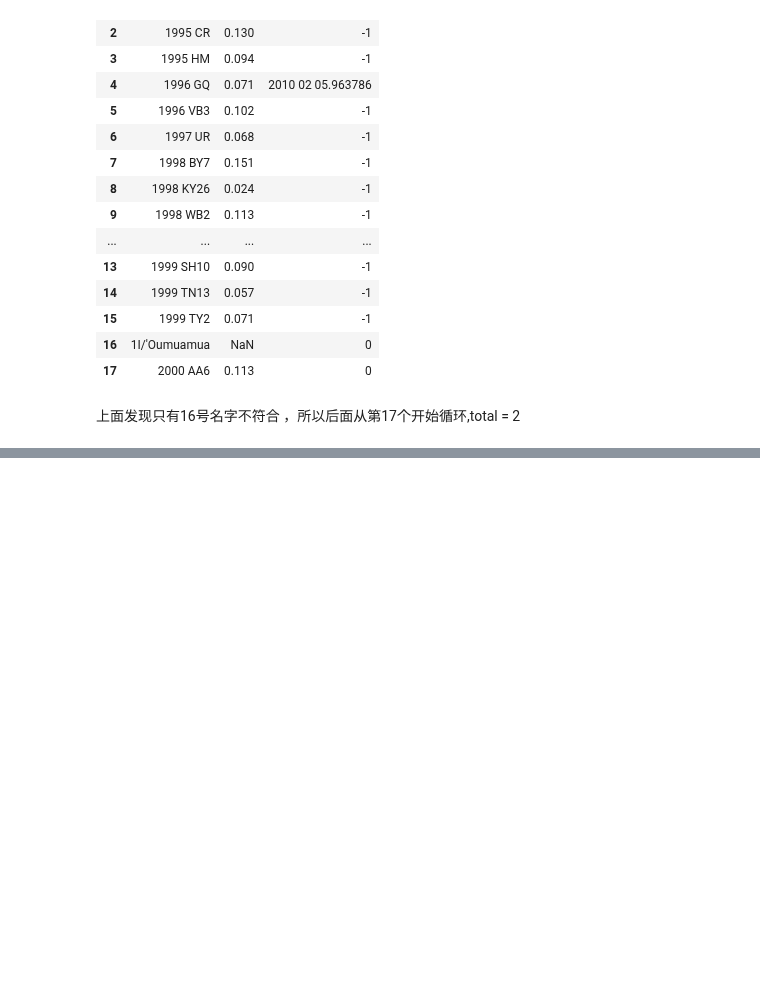
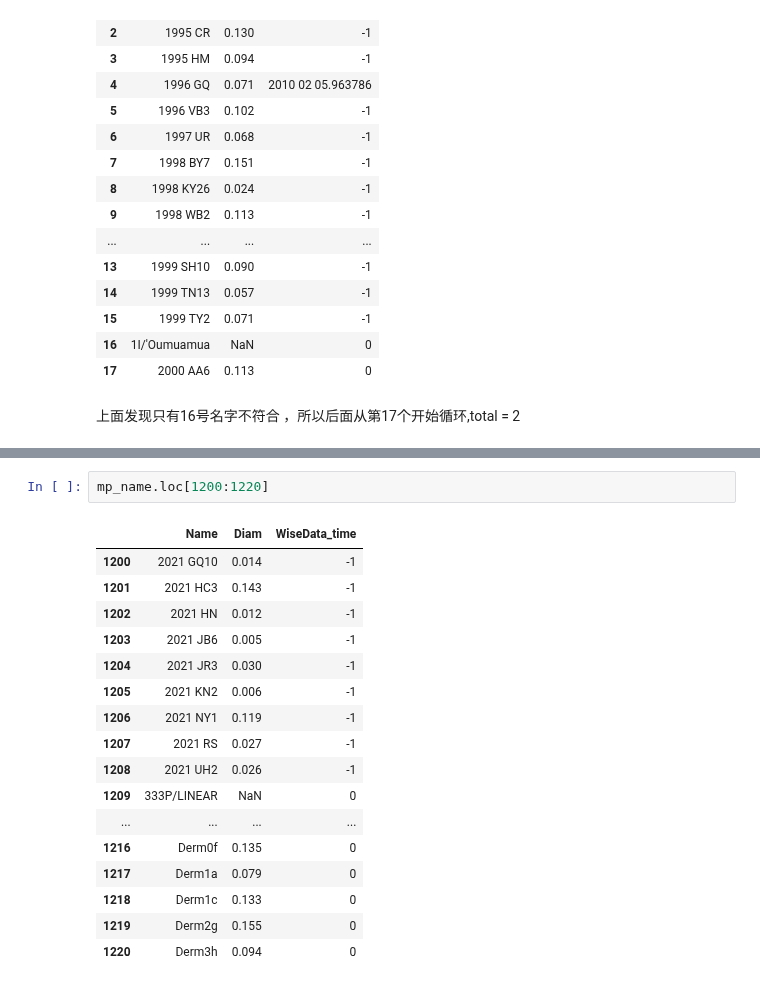
Before and after one commit to AstroHHQ/learngit, a Jupyter notebook: iausearch.ipynb, the cells around one changed output, grey strips where cells are left out. Drawn from its saved outputs; the diff is of its cells as text; blank space fills up the shorter version.

```diff
--- a/iausearch.ipynb
+++ b/iausearch.ipynb
@@ -125,0 +128,20 @@ mp_name
+# %%
+mp_name.loc[1200:1220]
+# %% [output]
+|  | Name | Diam | WiseData_time |
+| 1200 | 2021 GQ10 | 0.014 | -1 |
+| 1201 | 2021 HC3 | 0.143 | -1 |
+| 1202 | 2021 HN | 0.012 | -1 |
+| 1203 | 2021 JB6 | 0.005 | -1 |
+| 1204 | 2021 JR3 | 0.030 | -1 |
+| 1205 | 2021 KN2 | 0.006 | -1 |
+| 1206 | 2021 NY1 | 0.119 | -1 |
+| 1207 | 2021 RS | 0.027 | -1 |
+| 1208 | 2021 UH2 | 0.026 | -1 |
+| 1209 | 333P/LINEAR | NaN | 0 |
+| ... | ... | ... | ... |
+| 1216 | Derm0f | 0.135 | 0 |
+| 1217 | Derm1a | 0.079 | 0 |
+| 1218 | Derm1c | 0.133 | 0 |
+| 1219 | Derm2g | 0.155 | 0 |
+| 1220 | Derm3h | 0.094 | 0 |
```
Also changed, not shown: parts of 10 cells of this notebook, 1 other file.
